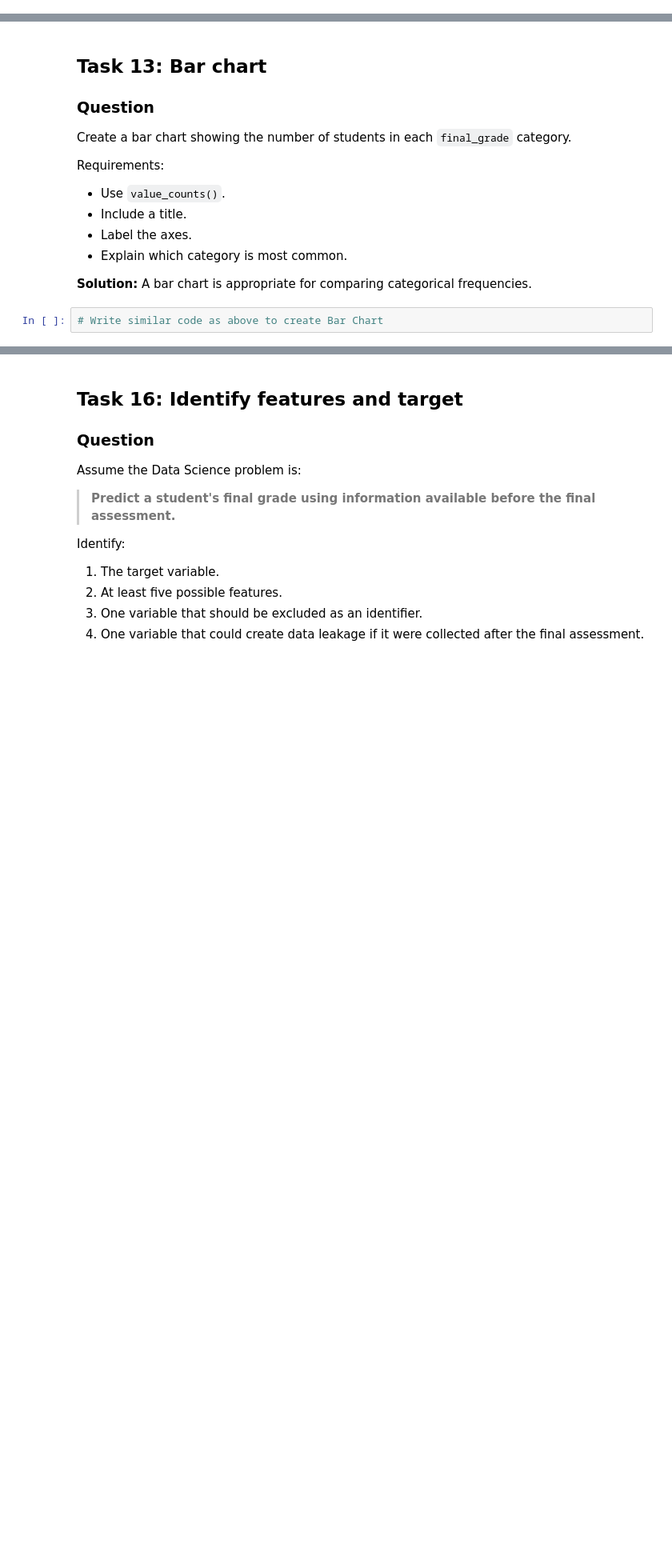
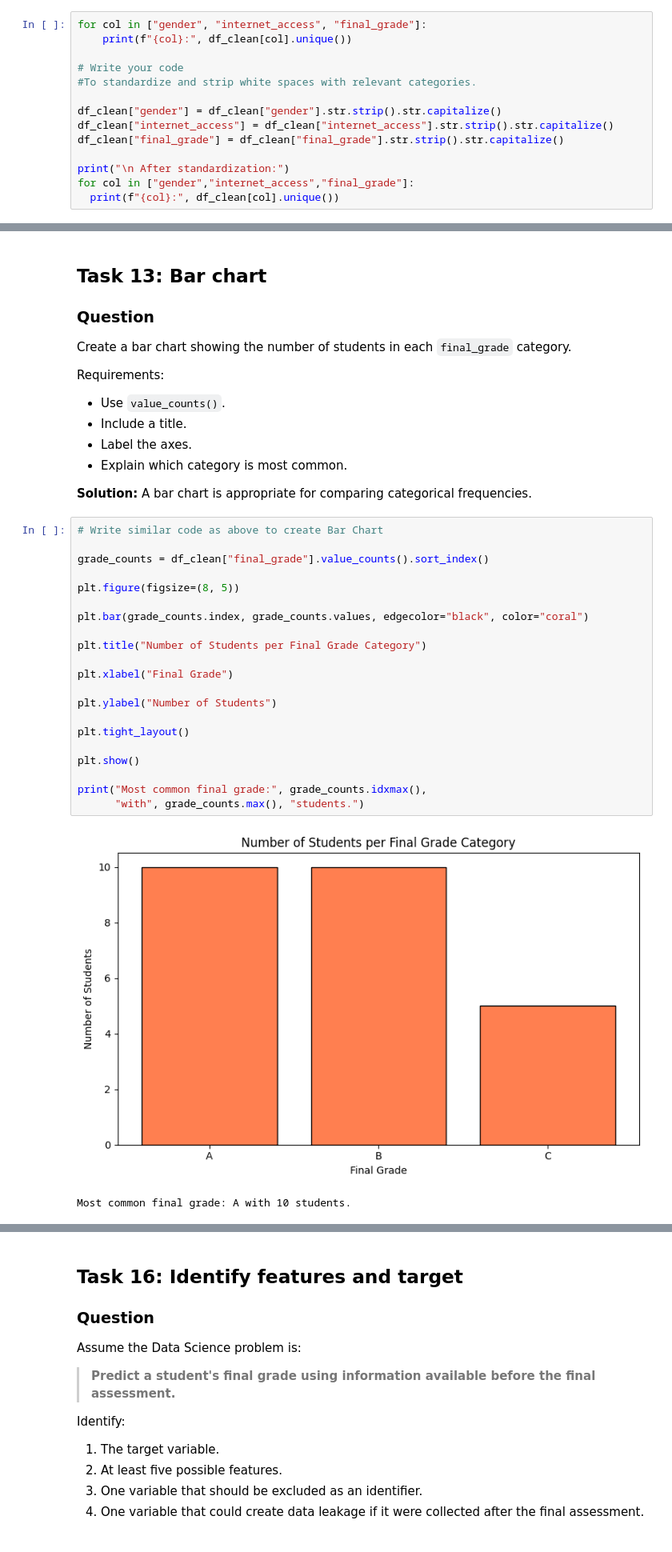
Before and after one commit to Mary-Musa/BrightPath-Projects, a Jupyter notebook: 26201798_Etvity1_Practice.ipynb, the cells around one changed output, grey strips where cells are left out. Shown at 80% size. Saved outputs shown, nothing was run; the diff lists cells and outputs as text; blank space fills up the shorter version.

```diff
--- a/26201798_Etvity1_Practice.ipynb
+++ b/26201798_Etvity1_Practice.ipynb
@@ -148,0 +449,14 @@ for col in ["gender", "internet_access", "final_grade"]:
+# %%
+for col in ["gender", "internet_access", "final_grade"]:
+    print(f"{col}:", df_clean[col].unique())
+
+# Write your code
+#To standardize and strip white spaces with relevant categories.
+
+df_clean["gender"] = df_clean["gender"].str.strip().str.capitalize()
+df_clean["internet_access"] = df_clean["internet_access"].str.strip().str.capitalize()
+df_clean["final_grade"] = df_clean["final_grade"].str.strip().str.capitalize()
+
+print("\n After standardization:")
+for col in ["gender","internet_access","final_grade"]:
+  print(f"{col}:", df_clean[col].unique())
@@ -285,5 +730,27 @@ Requirements:
 - Explain which category is most common.
 
 **Solution:** A bar chart is appropriate for comparing categorical frequencies.
-# %%
-# Write similar code as above to create Bar Chart
+# %%
+# Write similar code as above to create Bar Chart
+
+grade_counts = df_clean["final_grade"].value_counts().sort_index()
+
+plt.figure(figsize=(8, 5))
+
+plt.bar(grade_counts.index, grade_counts.values, edgecolor="black", color="coral")
+
+plt.title("Number of Students per Final Grade Category")
+
+plt.xlabel("Final Grade")
+
+plt.ylabel("Number of Students")
+
+plt.tight_layout()
+
+plt.show()
+
+print("Most common final grade:", grade_counts.idxmax(),
+      "with", grade_counts.max(), "students.")
+# %% [output]
+[figure, added]
+Most common final grade: A with 10 students.
```
Also changed, not shown: parts of 61 cells of this notebook.
